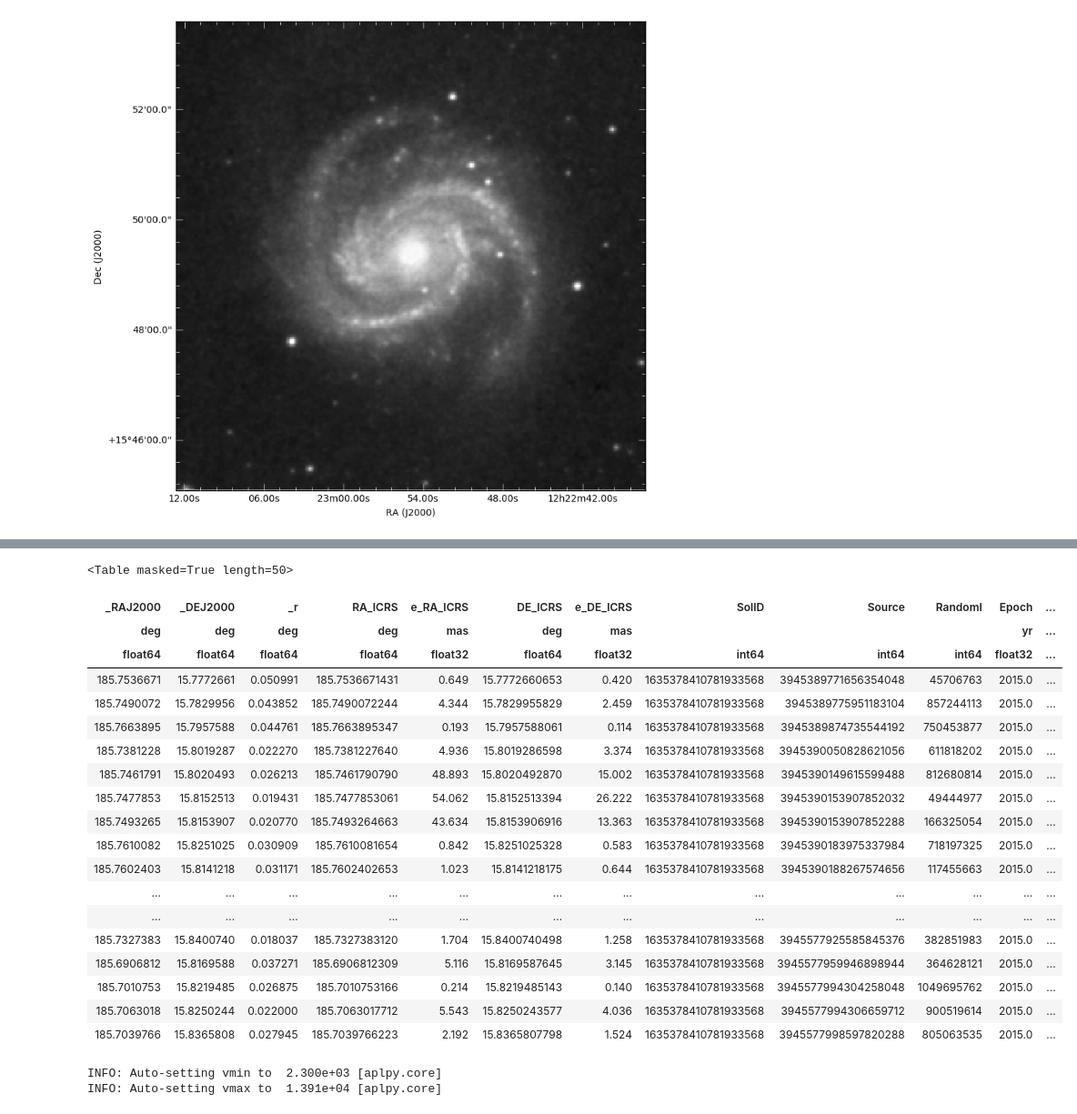
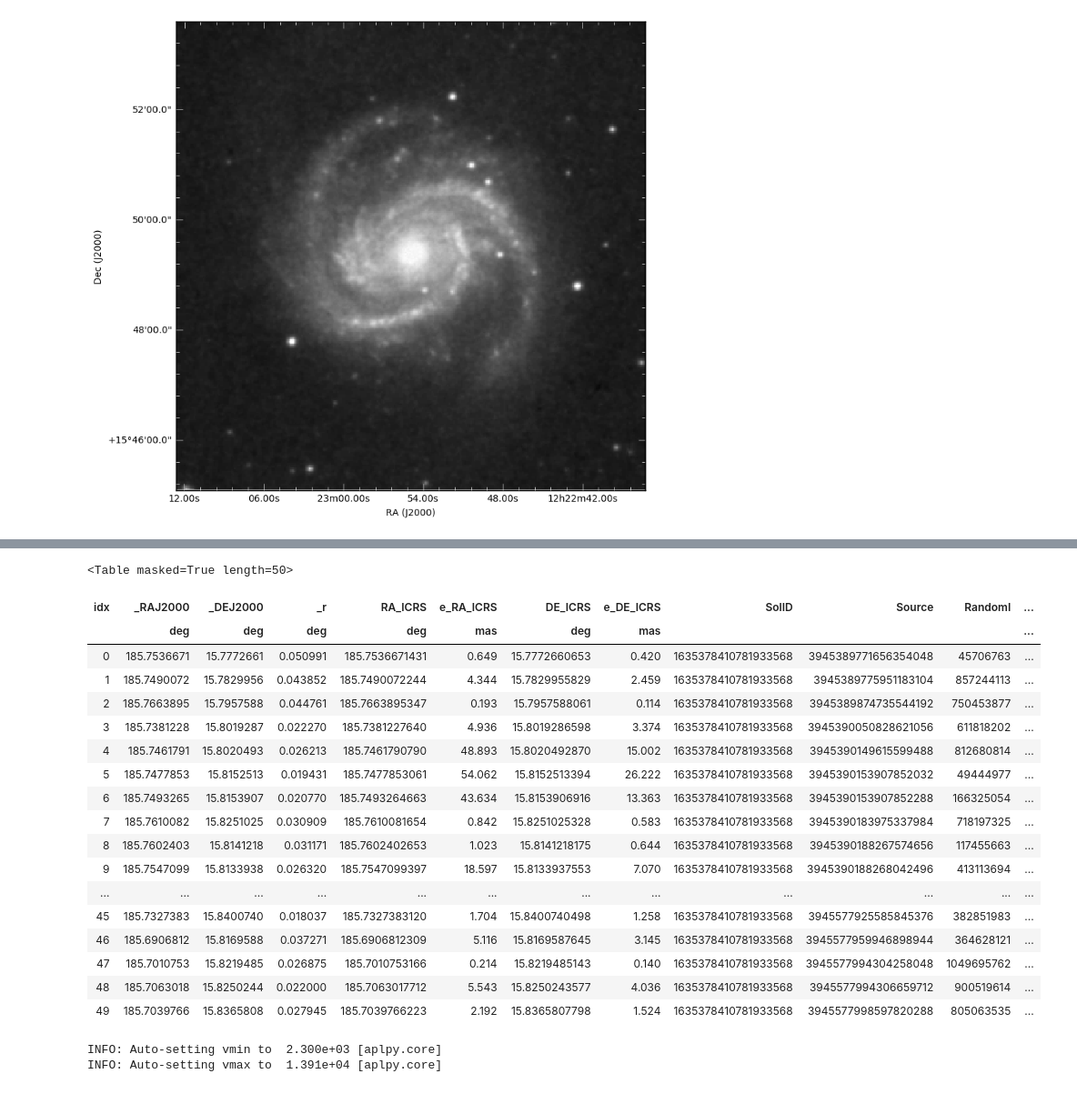
Before and after one commit to ChileanVirtualObservatory/notebooks, a Jupyter notebook: course/II - Accesing Data.ipynb, the cells around one changed output, grey strips where cells are left out. Shown at 91% size. Cells and saved outputs as stored; diff of their text form; code cells hidden in the pictures.

```diff
--- a/course/II - Accesing Data.ipynb
+++ b/course/II - Accesing Data.ipynb
@@ -241,28 +245,28 @@ c = SkyCoord(ra=ra*u.deg, dec=dec*u.deg)
 res=Vizier.query_region(c, radius=rad*u.deg, catalog='I/337')
 # %%
 restab=res[0]
-restab
+restab.show_in_notebook()
+#restab
 # %% [output]
 <Table masked=True length=50>
-| _RAJ2000 | _DEJ2000 | _r | RA_ICRS | e_RA_ICRS | DE_ICRS | e_DE_ICRS | SolID | Source | RandomI | Epoch | ... |
-| deg | deg | deg | deg | mas | deg | mas |  |  |  | yr | ... |
-| float64 | float64 | float64 | float64 | float32 | float64 | float32 | int64 | int64 | int64 | float32 | ... |
-| 185.7536671 | 15.7772661 | 0.050991 | 185.7536671431 | 0.649 | 15.7772660653 | 0.420 | 1635378410781933568 | 3945389771656354048 | 45706763 | 2015.0 | ... |
-| 185.7490072 | 15.7829956 | 0.043852 | 185.7490072244 | 4.344 | 15.7829955829 | 2.459 | 1635378410781933568 | 3945389775951183104 | 857244113 | 2015.0 | ... |
-| 185.7663895 | 15.7957588 | 0.044761 | 185.7663895347 | 0.193 | 15.7957588061 | 0.114 | 1635378410781933568 | 3945389874735544192 | 750453877 | 2015.0 | ... |
-| 185.7381228 | 15.8019287 | 0.022270 | 185.7381227640 | 4.936 | 15.8019286598 | 3.374 | 1635378410781933568 | 3945390050828621056 | 611818202 | 2015.0 | ... |
-| 185.7461791 | 15.8020493 | 0.026213 | 185.7461790790 | 48.893 | 15.8020492870 | 15.002 | 1635378410781933568 | 3945390149615599488 | 812680814 | 2015.0 | ... |
-| 185.7477853 | 15.8152513 | 0.019431 | 185.7477853061 | 54.062 | 15.8152513394 | 26.222 | 1635378410781933568 | 3945390153907852032 | 49444977 | 2015.0 | ... |
-| 185.7493265 | 15.8153907 | 0.020770 | 185.7493264663 | 43.634 | 15.8153906916 | 13.363 | 1635378410781933568 | 3945390153907852288 | 166325054 | 2015.0 | ... |
-| 185.7610082 | 15.8251025 | 0.030909 | 185.7610081654 | 0.842 | 15.8251025328 | 0.583 | 1635378410781933568 | 3945390183975337984 | 718197325 | 2015.0 | ... |
-| 185.7602403 | 15.8141218 | 0.031171 | 185.7602402653 | 1.023 | 15.8141218175 | 0.644 | 1635378410781933568 | 3945390188267574656 | 117455663 | 2015.0 | ... |
+| idx | _RAJ2000 | _DEJ2000 | _r | RA_ICRS | e_RA_ICRS | DE_ICRS | e_DE_ICRS | SolID | Source | RandomI | ... |
+|  | deg | deg | deg | deg | mas | deg | mas |  |  |  | ... |
+| 0 | 185.7536671 | 15.7772661 | 0.050991 | 185.7536671431 | 0.649 | 15.7772660653 | 0.420 | 1635378410781933568 | 3945389771656354048 | 45706763 | ... |
+| 1 | 185.7490072 | 15.7829956 | 0.043852 | 185.7490072244 | 4.344 | 15.7829955829 | 2.459 | 1635378410781933568 | 3945389775951183104 | 857244113 | ... |
+| 2 | 185.7663895 | 15.7957588 | 0.044761 | 185.7663895347 | 0.193 | 15.7957588061 | 0.114 | 1635378410781933568 | 3945389874735544192 | 750453877 | ... |
+| 3 | 185.7381228 | 15.8019287 | 0.022270 | 185.7381227640 | 4.936 | 15.8019286598 | 3.374 | 1635378410781933568 | 3945390050828621056 | 611818202 | ... |
+| 4 | 185.7461791 | 15.8020493 | 0.026213 | 185.7461790790 | 48.893 | 15.8020492870 | 15.002 | 1635378410781933568 | 3945390149615599488 | 812680814 | ... |
+| 5 | 185.7477853 | 15.8152513 | 0.019431 | 185.7477853061 | 54.062 | 15.8152513394 | 26.222 | 1635378410781933568 | 3945390153907852032 | 49444977 | ... |
+| 6 | 185.7493265 | 15.8153907 | 0.020770 | 185.7493264663 | 43.634 | 15.8153906916 | 13.363 | 1635378410781933568 | 3945390153907852288 | 166325054 | ... |
+| 7 | 185.7610082 | 15.8251025 | 0.030909 | 185.7610081654 | 0.842 | 15.8251025328 | 0.583 | 1635378410781933568 | 3945390183975337984 | 718197325 | ... |
+| 8 | 185.7602403 | 15.8141218 | 0.031171 | 185.7602402653 | 1.023 | 15.8141218175 | 0.644 | 1635378410781933568 | 3945390188267574656 | 117455663 | ... |
+| 9 | 185.7547099 | 15.8133938 | 0.026320 | 185.7547099397 | 18.597 | 15.8133937553 | 7.070 | 1635378410781933568 | 3945390188268042496 | 413113694 | ... |
 | ... | ... | ... | ... | ... | ... | ... | ... | ... | ... | ... | ... |
-| ... | ... | ... | ... | ... | ... | ... | ... | ... | ... | ... | ... |
-| 185.7327383 | 15.8400740 | 0.018037 | 185.7327383120 | 1.704 | 15.8400740498 | 1.258 | 1635378410781933568 | 3945577925585845376 | 382851983 | 2015.0 | ... |
-| 185.6906812 | 15.8169588 | 0.037271 | 185.6906812309 | 5.116 | 15.8169587645 | 3.145 | 1635378410781933568 | 3945577959946898944 | 364628121 | 2015.0 | ... |
-| 185.7010753 | 15.8219485 | 0.026875 | 185.7010753166 | 0.214 | 15.8219485143 | 0.140 | 1635378410781933568 | 3945577994304258048 | 1049695762 | 2015.0 | ... |
-| 185.7063018 | 15.8250244 | 0.022000 | 185.7063017712 | 5.543 | 15.8250243577 | 4.036 | 1635378410781933568 | 3945577994306659712 | 900519614 | 2015.0 | ... |
-| 185.7039766 | 15.8365808 | 0.027945 | 185.7039766223 | 2.192 | 15.8365807798 | 1.524 | 1635378410781933568 | 3945577998597820288 | 805063535 | 2015.0 | ... |
+| 45 | 185.7327383 | 15.8400740 | 0.018037 | 185.7327383120 | 1.704 | 15.8400740498 | 1.258 | 1635378410781933568 | 3945577925585845376 | 382851983 | ... |
+| 46 | 185.6906812 | 15.8169588 | 0.037271 | 185.6906812309 | 5.116 | 15.8169587645 | 3.145 | 1635378410781933568 | 3945577959946898944 | 364628121 | ... |
+| 47 | 185.7010753 | 15.8219485 | 0.026875 | 185.7010753166 | 0.214 | 15.8219485143 | 0.140 | 1635378410781933568 | 3945577994304258048 | 1049695762 | ... |
+| 48 | 185.7063018 | 15.8250244 | 0.022000 | 185.7063017712 | 5.543 | 15.8250243577 | 4.036 | 1635378410781933568 | 3945577994306659712 | 900519614 | ... |
+| 49 | 185.7039766 | 15.8365808 | 0.027945 | 185.7039766223 | 2.192 | 15.8365807798 | 1.524 | 1635378410781933568 | 3945577998597820288 | 805063535 | ... |
 # %%
 fig = aplpy.FITSFigure(opt)
 fig.show_grayscale()
```
Also changed, not shown: parts of 9 cells of this notebook, 1 other file.
